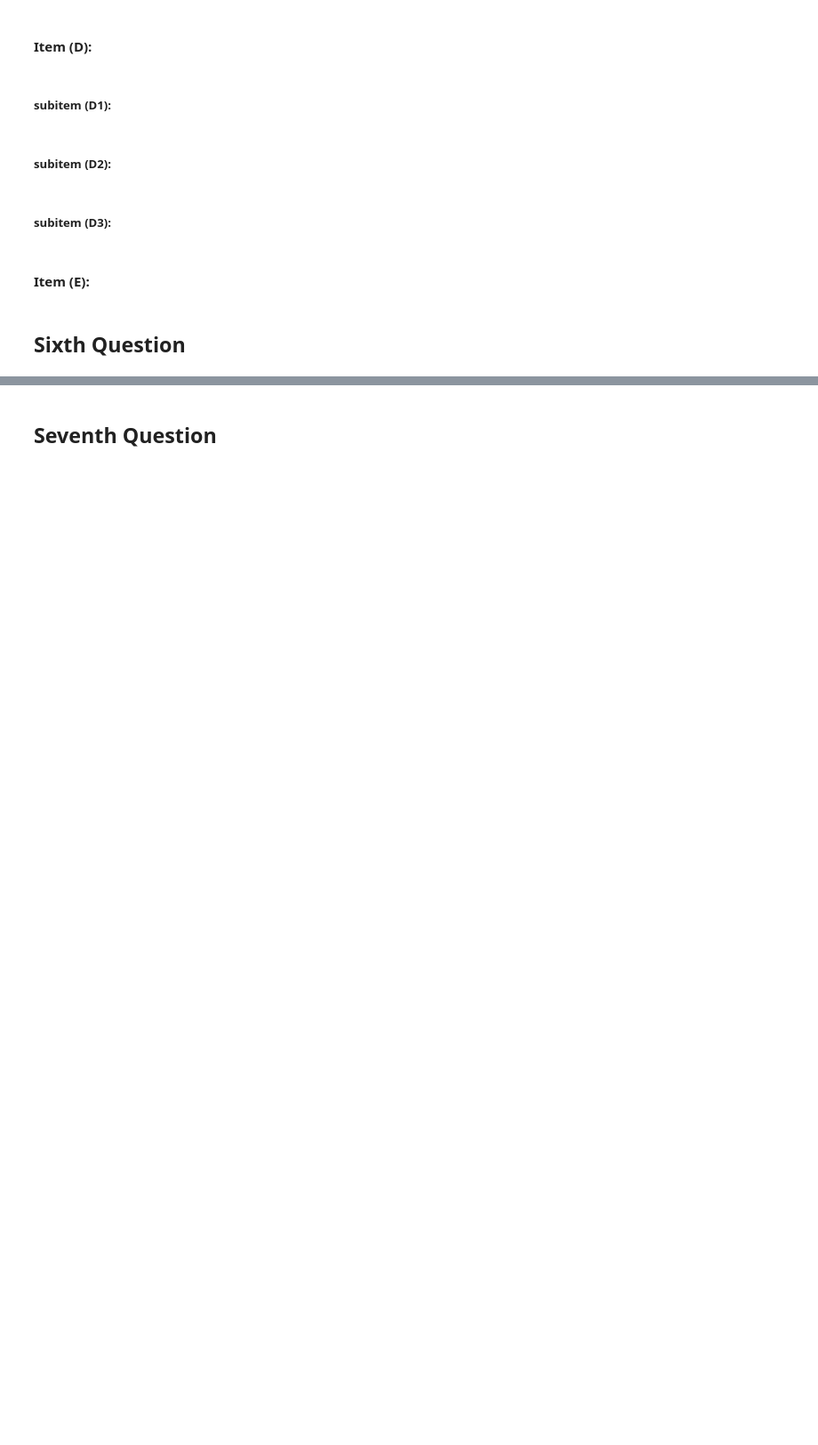
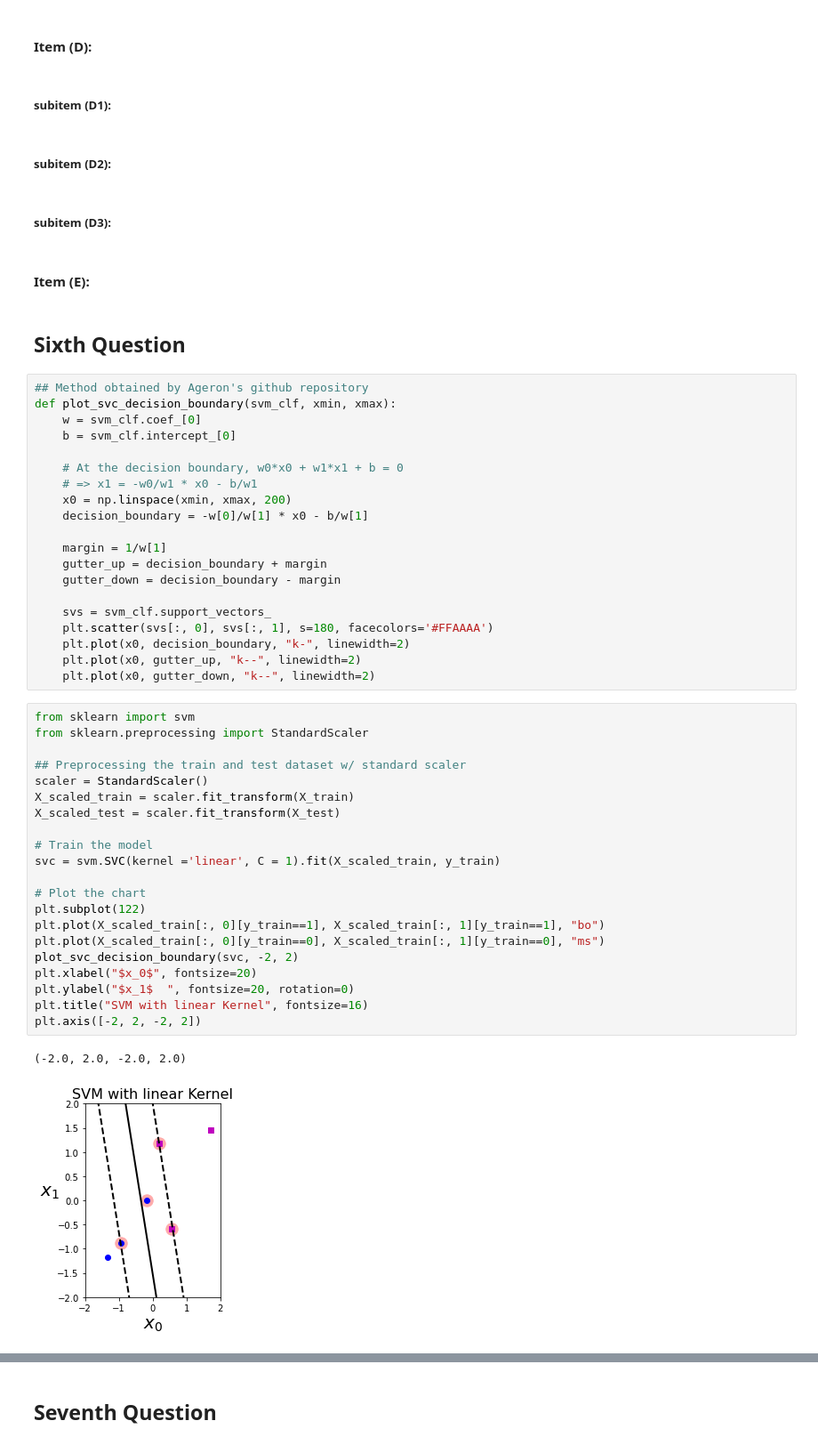
Before and after one commit to Euronym/computational_intelligence_2022, a Jupyter notebook: svm_homework.ipynb, the cells around one changed output, grey strips where cells are left out. Shown at 89% size. Cells and saved outputs as stored; diff of their text form; blank space fills up the shorter version.

```diff
--- a/svm_homework.ipynb
+++ b/svm_homework.ipynb
@@ -279,3 +243,47 @@ $f(z) = \left(-0.45<z, (0, -4)> - 0.27<z, (-1, 2)> + 0.73<z, (-2, -2)> \right) -
 #### Item (E):
 # %% [markdown]
 ## Sixth Question
+# %%
+## Method obtained by Ageron's github repository
+def plot_svc_decision_boundary(svm_clf, xmin, xmax):
+    w = svm_clf.coef_[0]
+    b = svm_clf.intercept_[0]
+
+    # At the decision boundary, w0*x0 + w1*x1 + b = 0
+    # => x1 = -w0/w1 * x0 - b/w1
+    x0 = np.linspace(xmin, xmax, 200)
+    decision_boundary = -w[0]/w[1] * x0 - b/w[1]
+
+    margin = 1/w[1]
+    gutter_up = decision_boundary + margin
+    gutter_down = decision_boundary - margin
+
+    svs = svm_clf.support_vectors_
+    plt.scatter(svs[:, 0], svs[:, 1], s=180, facecolors='#FFAAAA')
+    plt.plot(x0, decision_boundary, "k-", linewidth=2)
+    plt.plot(x0, gutter_up, "k--", linewidth=2)
+    plt.plot(x0, gutter_down, "k--", linewidth=2)
+# %%
+from sklearn import svm
+from sklearn.preprocessing import StandardScaler
+
+## Preprocessing the train and test dataset w/ standard scaler
+scaler = StandardScaler()
+X_scaled_train = scaler.fit_transform(X_train)
+X_scaled_test = scaler.fit_transform(X_test)
+
+# Train the model
+svc = svm.SVC(kernel ='linear', C = 1).fit(X_scaled_train, y_train)
+
+# Plot the chart
+plt.subplot(122)
+plt.plot(X_scaled_train[:, 0][y_train==1], X_scaled_train[:, 1][y_train==1], "bo")
+plt.plot(X_scaled_train[:, 0][y_train==0], X_scaled_train[:, 1][y_train==0], "ms")
+plot_svc_decision_boundary(svc, -2, 2)
+plt.xlabel("$x_0$", fontsize=20)
+plt.ylabel("$x_1$  ", fontsize=20, rotation=0)
+plt.title("SVM with linear Kernel", fontsize=16)
+plt.axis([-2, 2, -2, 2])
+# %% [output]
+(-2.0, 2.0, -2.0, 2.0)
+[figure, added]
```
Also changed, not shown: parts of 18 cells of this notebook.
